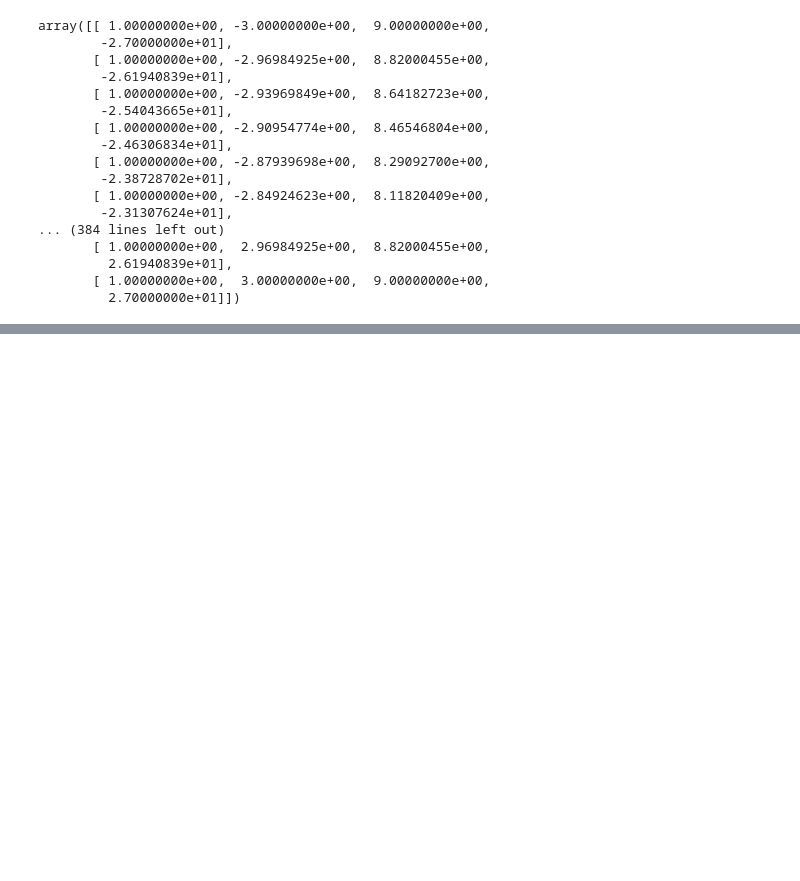
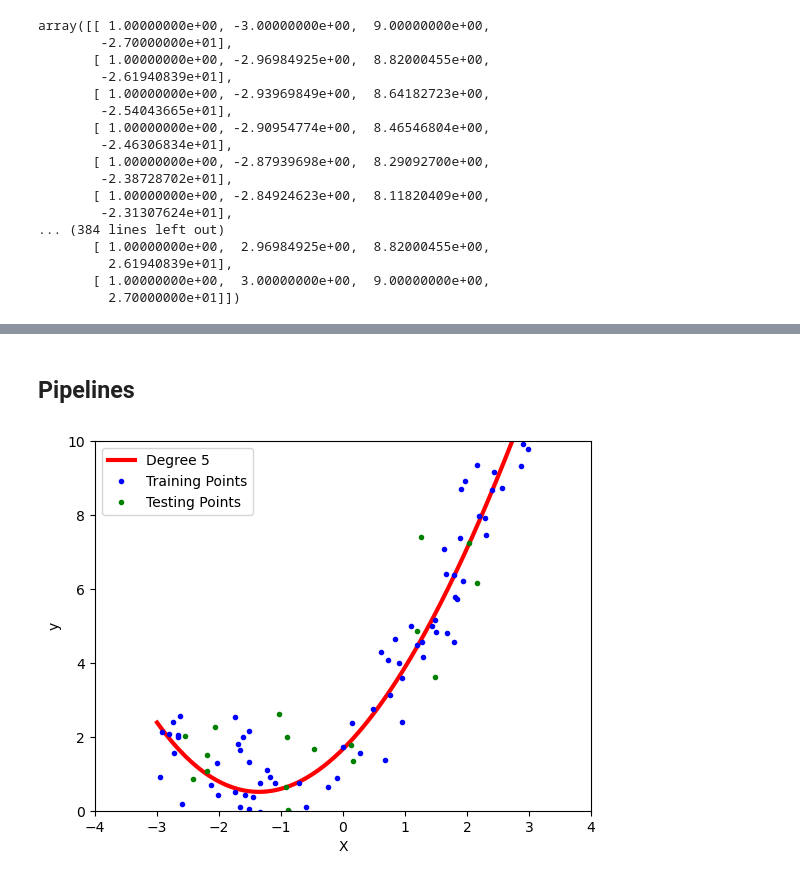
Before and after one commit to SteffanBurnette/MyStreamlitExperiments, a Jupyter notebook: Polynomial Regression Implementation.ipynb, the cells around one changed output, grey strips where cells are left out. Saved outputs shown, nothing was run; the diff lists cells and outputs as text; code cells hidden in the pictures; blank space fills up the shorter version.

Commit message:
Polynomial Regression Test

```diff
--- a/Polynomial Regression Implementation.ipynb
+++ b/Polynomial Regression Implementation.ipynb
@@ -214,0 +215,2 @@ plt.show()
+# %% [markdown]
+## Pipelines
@@ -214,0 +219,27 @@ plt.show()
+# %%
+def poly_regression(degree):
+    X_new = np.linspace(-3, 3, 200).reshape(200, 1)
+    poly_features = PolynomialFeatures(degree = degree, include_bias = True)
+    lin_reg = LinearRegression()
+
+    #Creating and training the pipeline
+    poly_regression = Pipeline([
+        ("poly_features", poly_features),
+        ("lin_reg", lin_reg)
+    ])
+    poly_regression.fit(X_train, y_train)
+    y_pred = poly_regression.predict(X_new)
+
+    ## Plotting the prediction line
+    plt.plot(X_new, y_pred_new, "r", linewidth = 3, label = "Degree " + str(degree) )
+    plt.plot(X_train, y_train, "b.", label = "Training Points", linewidth = 3)
+    plt.plot(X_test, y_test, "g.", label = "Testing Points", linewidth = 3)
+    plt.xlabel("X")
+    plt.ylabel("y")
+    plt.legend(loc = "upper left")
+    plt.axis([-4, 4, 0, 10])
+    plt.show()
+# %%
+poly_regression(5)
+# %% [output]
+[figure, added]
```
Also changed, not shown: parts of 14 cells of this notebook.
